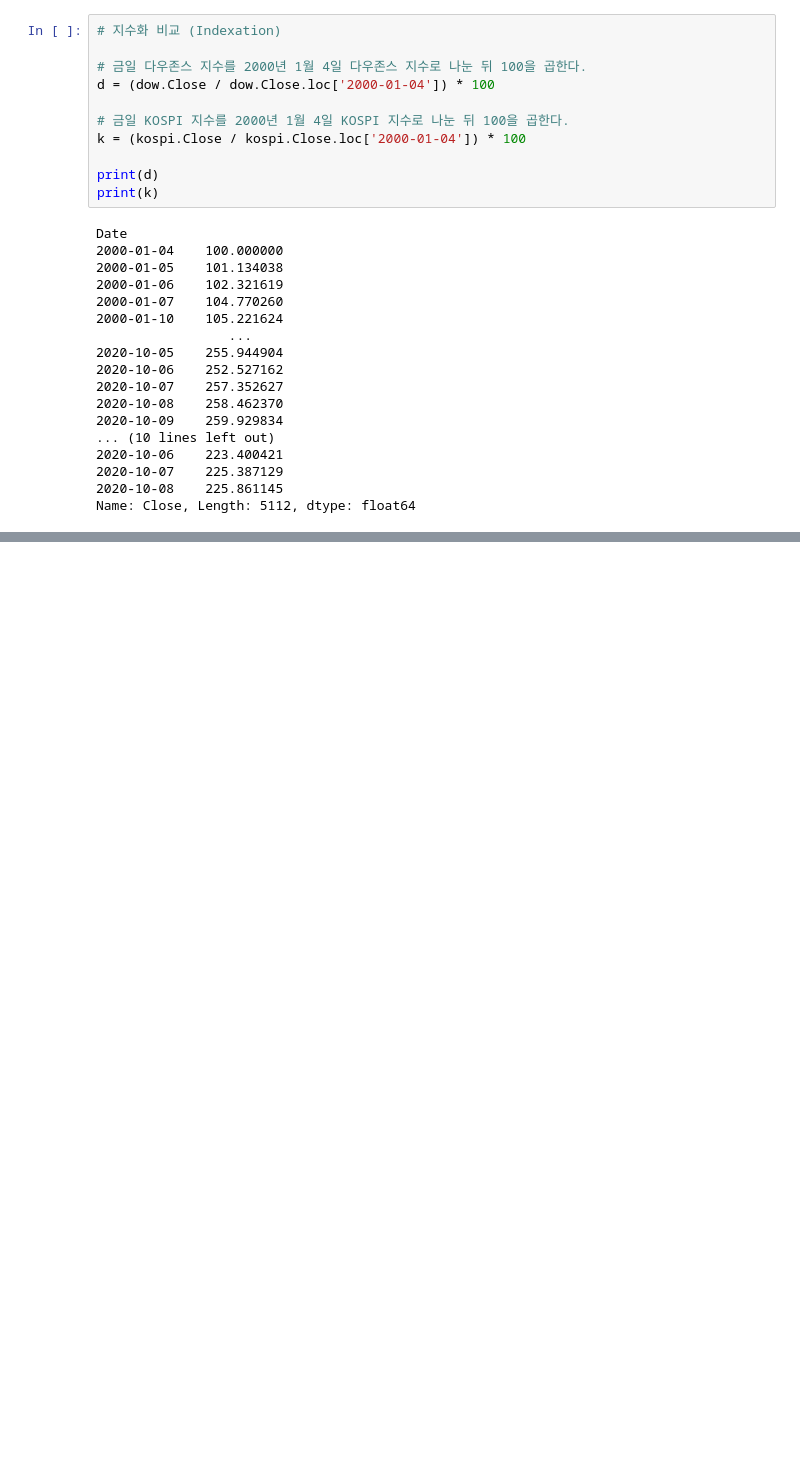
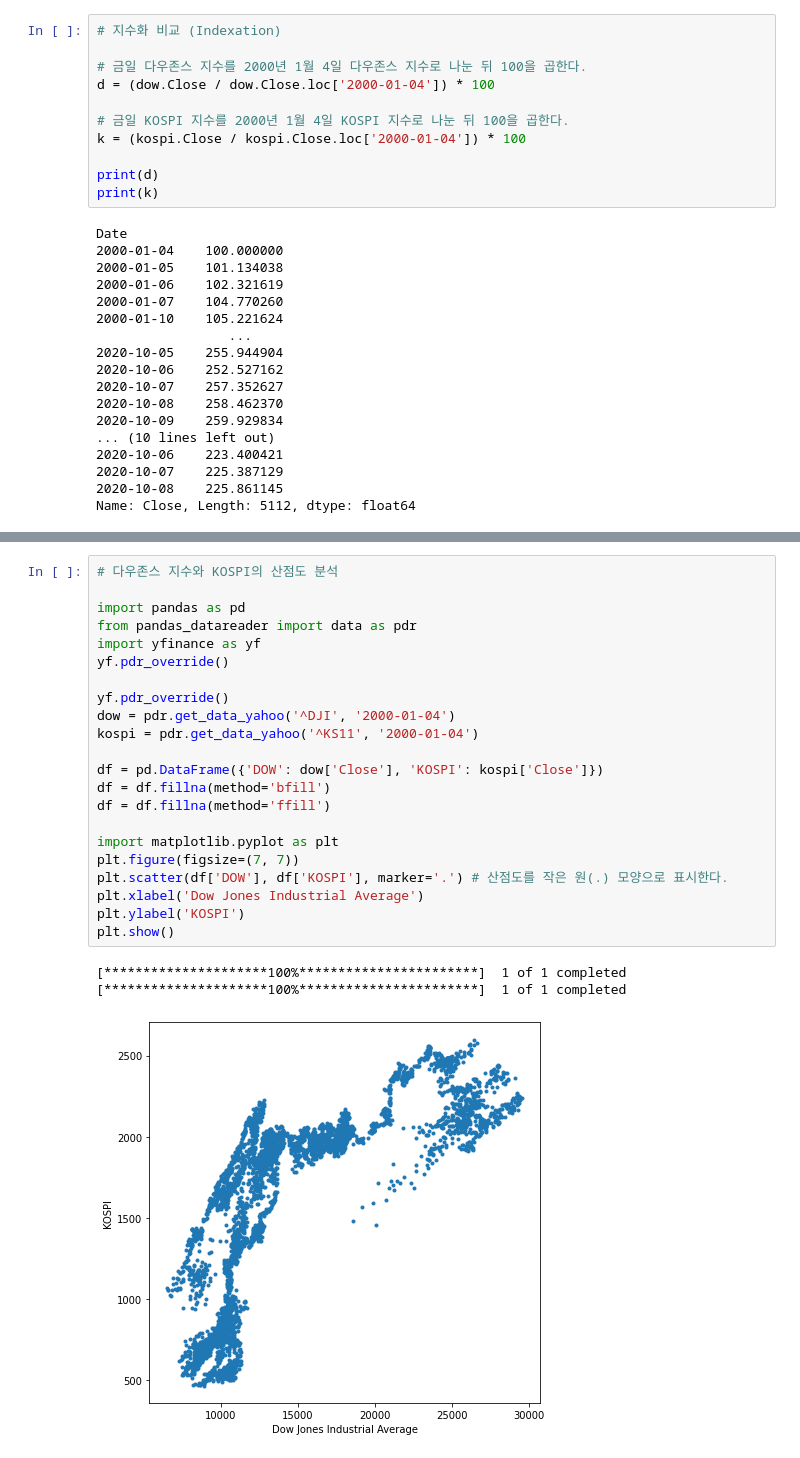
Before and after one commit to yeonhodev/python_stock_trading, a Jupyter notebook: kospi_dow_comparison.ipynb, the cells around one changed output, grey strips where cells are left out. Drawn from its saved outputs; the diff is of its cells as text; blank space fills up the shorter version.

```diff
--- a/kospi_dow_comparison.ipynb
+++ b/kospi_dow_comparison.ipynb
@@ -60,0 +150,26 @@ plt.figuredk
+# %%
+# 다우존스 지수와 KOSPI의 산점도 분석
+
+import pandas as pd
+from pandas_datareader import data as pdr
+import yfinance as yf
+yf.pdr_override()
+
+yf.pdr_override()
+dow = pdr.get_data_yahoo('^DJI', '2000-01-04')
+kospi = pdr.get_data_yahoo('^KS11', '2000-01-04')
+
+df = pd.DataFrame({'DOW': dow['Close'], 'KOSPI': kospi['Close']})
+df = df.fillna(method='bfill')
+df = df.fillna(method='ffill')
+
+import matplotlib.pyplot as plt
+plt.figure(figsize=(7, 7))
+plt.scatter(df['DOW'], df['KOSPI'], marker='.') # 산점도를 작은 원(.) 모양으로 표시한다.
+plt.xlabel('Dow Jones Industrial Average')
+plt.ylabel('KOSPI')
+plt.show()
+# %% [output]
+[*********************100%***********************]  1 of 1 completed
+[*********************100%***********************]  1 of 1 completed
+[figure, added]
```
Also changed, not shown: parts of 8 cells of this notebook.
